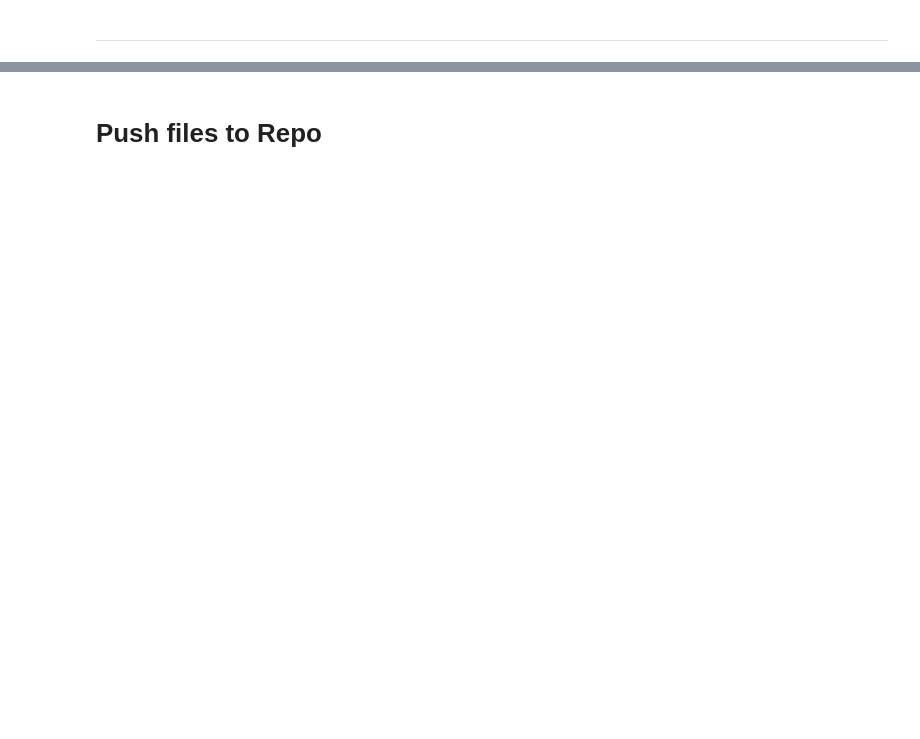
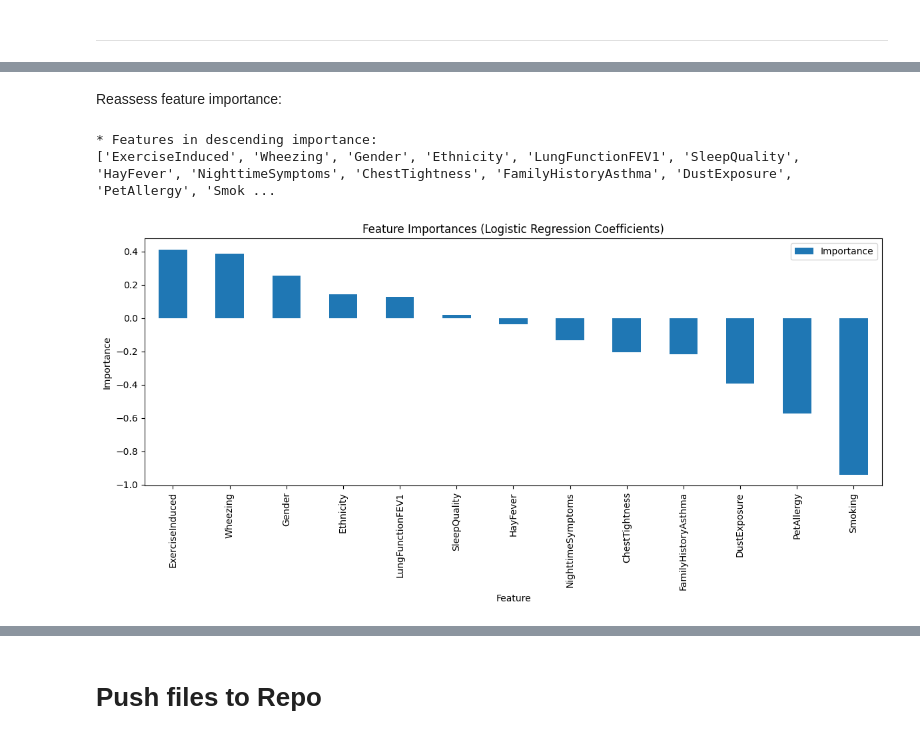
Before and after one commit to CodingLL25/AsthmaBurden, a Jupyter notebook: jupyter_notebooks/05_PredictingAsthma.ipynb, the cells around one changed output, grey strips where cells are left out. Drawn from its saved outputs; the diff is of its cells as text; code cells hidden in the pictures; blank space fills up the shorter version.

```diff
--- a/jupyter_notebooks/05_PredictingAsthma.ipynb
+++ b/jupyter_notebooks/05_PredictingAsthma.ipynb
@@ -642,0 +673,2 @@ clf_performance(
+# %%
+best_features = best_features_used_by_model
@@ -642,0 +786,6 @@ clf_performance(
+# %%
+cv = StratifiedKFold(n_splits=5, shuffle=True, random_state=42)
+
+quick_search = HyperparameterOptimizationSearch(models=models_quick_search, params=params_quick_search)
+
+quick_search.fit(X_train, y_train, scoring='recall', n_jobs=-1, cv=cv)
@@ -642,0 +810,3 @@ clf_performance(
+# %%
+quick_search_summary, quick_search_pipelines = quick_search.score_summary(sort_by='mean_score')
+quick_search_summary
@@ -642,0 +824,5 @@ clf_performance(
+# %%
+# Taken from the Code Institutes "Churnonmeter" walkthrough
+best_model = quick_search_summary.iloc[0, 0]
+pipeline_clf = quick_search_pipelines[best_model].best_estimator_
+pipeline_clf
@@ -642,0 +837,39 @@ clf_performance(
+# %% [markdown]
+Reassess feature importance:
+# %%
+# Extract features used (all of them, since no feature selection)
+best_features_used_by_model = X_train.columns
+
+# Get model coefficients (for LogisticRegression)
+feature_importance = pipeline_clf['model'].coef_[0]
+
+# Check lengths match
+if len(best_features_used_by_model) != len(feature_importance):
+    print(f"Warning: feature count ({len(best_features_used_by_model)}) "
+        f"does not match importance count ({len(feature_importance)}).")
+
+# Create DataFrame of feature importances
+df_feature_importance = pd.DataFrame({
+    'Feature': best_features_used_by_model,
+    'Importance': feature_importance[:len(best_features_used_by_model)]
+}).sort_values(by='Importance', ascending=False)
+
+# Print feature order
+print("* Features in descending importance:")
+print(df_feature_importance['Feature'].to_list())
+
+# Plot feature importances
+ax = df_feature_importance.plot(kind='bar', x='Feature', y='Importance', figsize=(12,6))
+plt.xlabel('Feature')
+plt.ylabel('Importance')
+plt.title('Feature Importances (Logistic Regression Coefficients)')
+
+# Save the plot as a PNG file
+plt.tight_layout()  # adjusts spacing to prevent label cutoff
+plt.savefig('feature_importances.png', dpi=300)  # change filename or format if desired
+
+plt.show()
+# %% [output]
+* Features in descending importance:
+['ExerciseInduced', 'Wheezing', 'Gender', 'Ethnicity', 'LungFunctionFEV1', 'SleepQuality', 'HayFever', 'NighttimeSymptoms', 'ChestTightness', 'FamilyHistoryAsthma', 'DustExposure', 'PetAllergy', 'Smok ...
+[figure, added]
```
Also changed, not shown: parts of 55 cells of this notebook, 7 other files.
